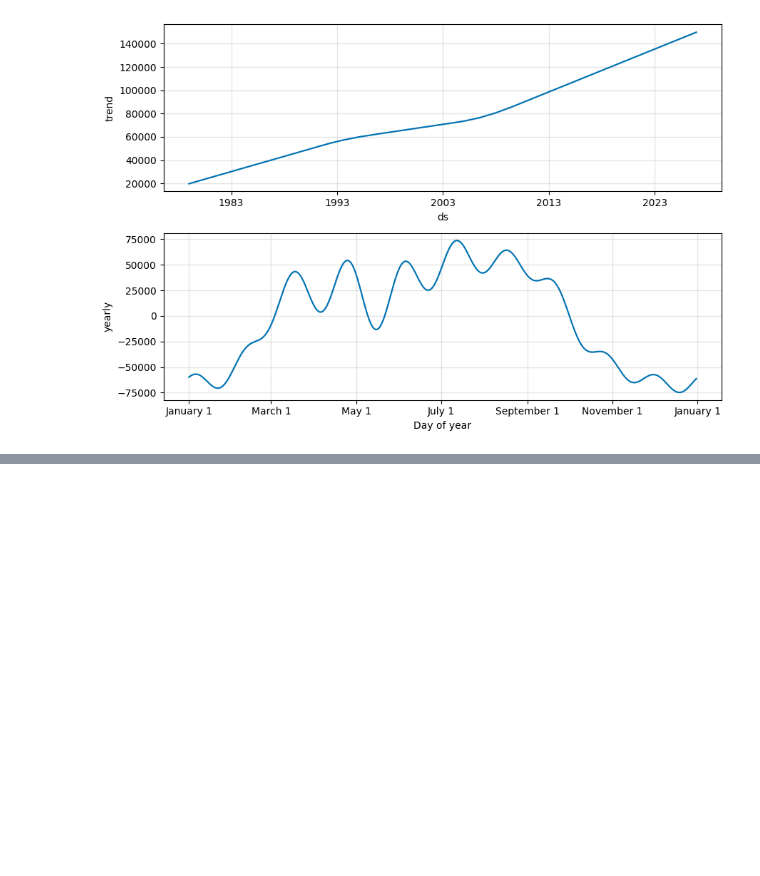
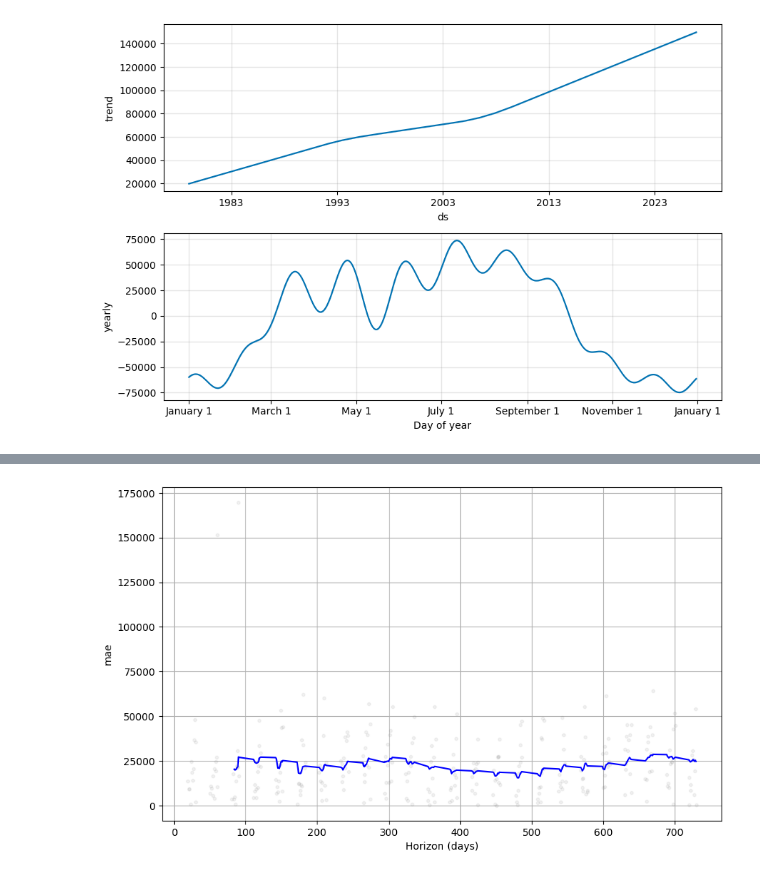
Before and after one commit to rgbuckley/utah_nps_visitation, a Jupyter notebook: Prophet.ipynb, the cells around one changed output, grey strips where cells are left out. Cells and saved outputs as stored; diff of their text form; code cells hidden in the pictures; blank space fills up the shorter version.

```diff
--- a/Prophet.ipynb
+++ b/Prophet.ipynb
@@ -376,0 +384,11 @@ dtype: int64
+# %%
+initial_years = 20 #start setting cutoffs 20 years into the dataset
+period_years = 2 #set a cutoff every two years
+horizon_years = 2 #for each cutoff, forecast 2 years into the future
+
+df_cv = cross_validation(model,
+                         initial=f'{initial_years*365} days',
+                         period=f'{period_years*365+30} days', #shift by a month so the cutoffs are not all at same time of year
+                         horizon =f'{horizon_years*365} days',
+                         disable_tqdm=True #disable print outs
+                         )
@@ -376,0 +446,4 @@ dtype: int64
+# %%
+window = 0.1#set window
+df_p = performance_metrics(df_cv, rolling_window=window)
+df_p
@@ -376,0 +464,4 @@ dtype: int64
+# %%
+fig = plot_cross_validation_metric(df_cv, metric='mae', rolling_window=window)
+# %% [output]
+[figure, added]
```
Also changed, not shown: parts of 17 cells of this notebook.
